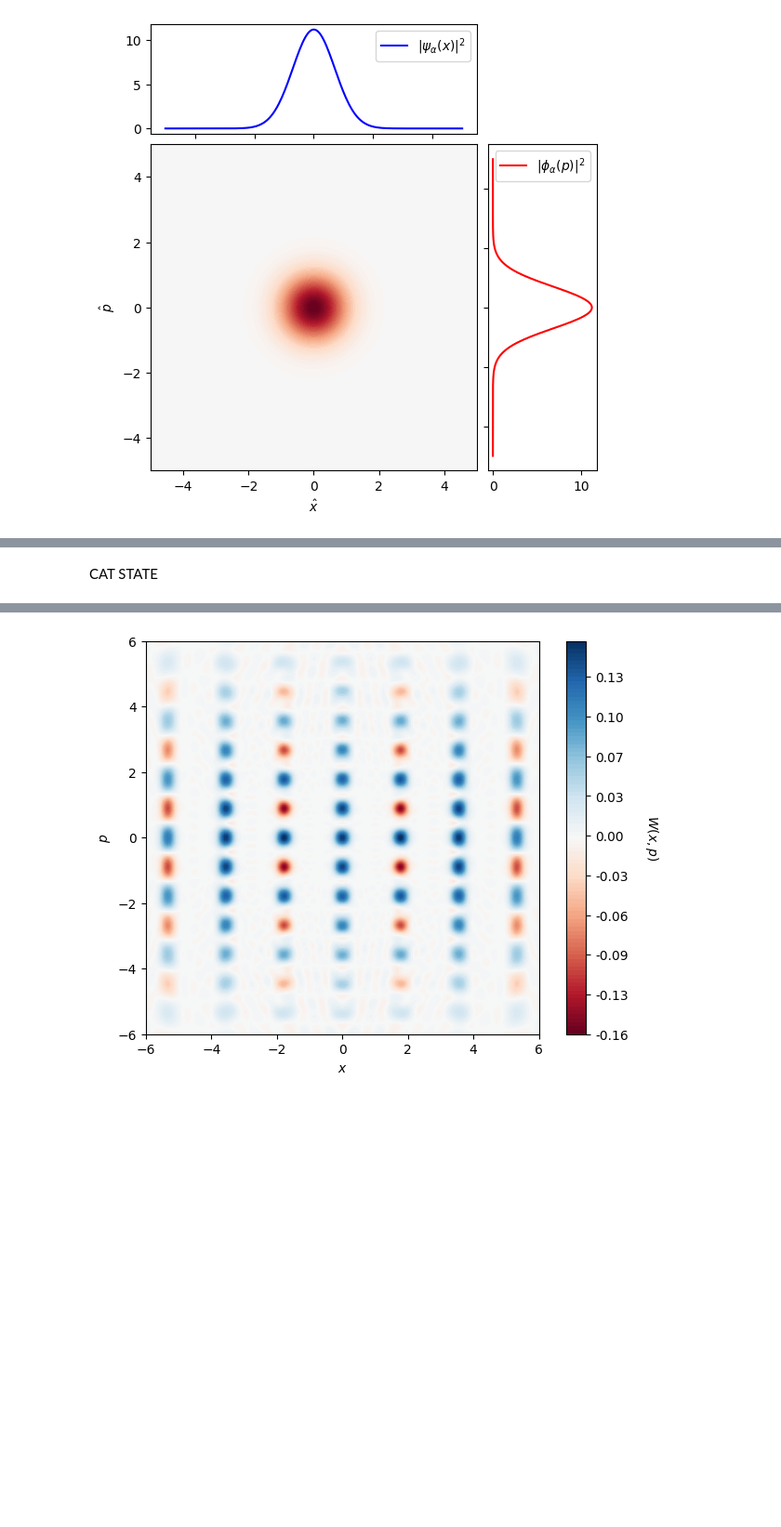
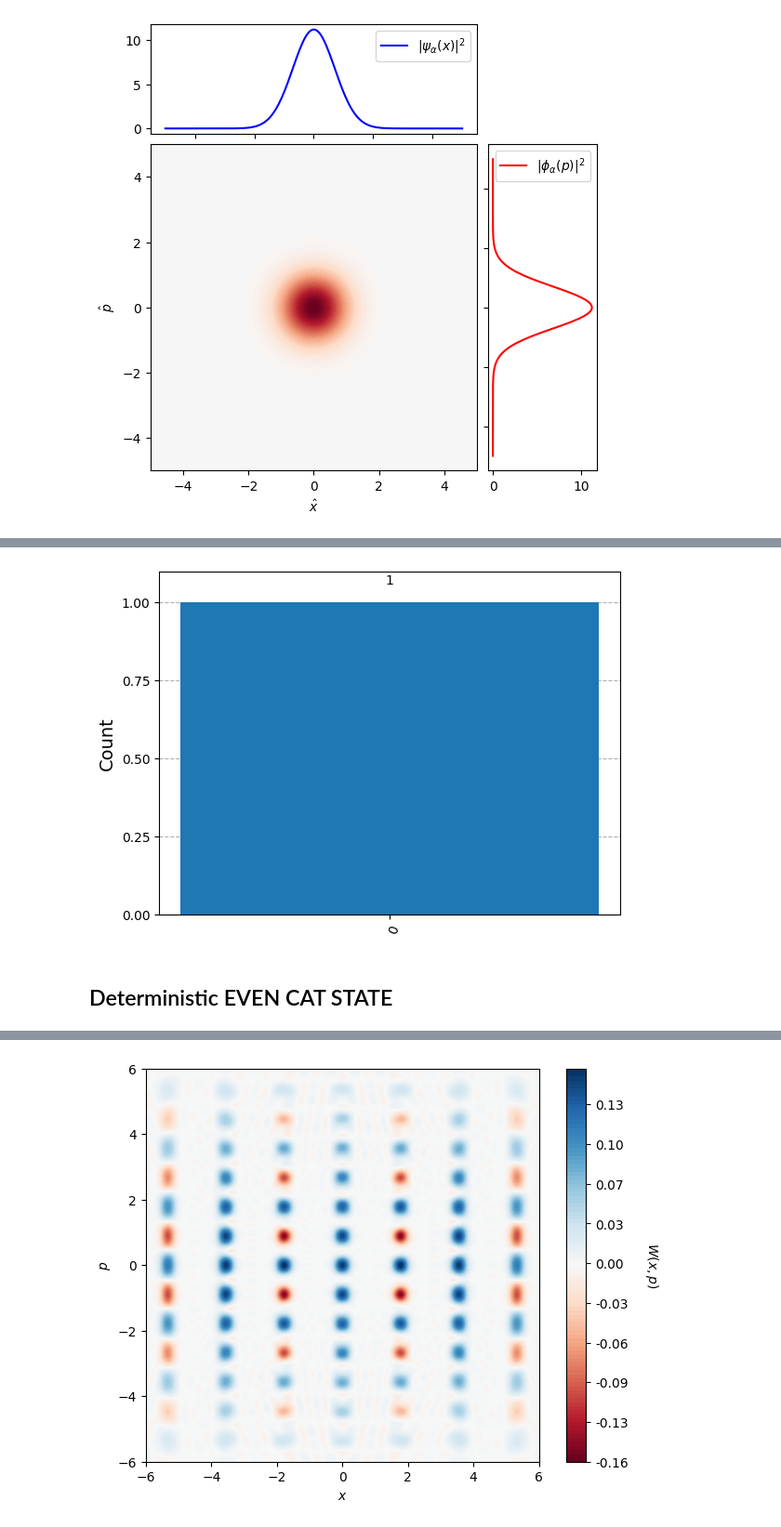
Before and after one commit to shubdeepmohapatra01/ISCA2025-Tutorial, a Jupyter notebook: bosonic-qiskit-tutorial/bq_tutorial.ipynb, the cells around one changed output, grey strips where cells are left out. Shown: that part at 93% size. Cells and saved outputs as stored; diff of their text form; code cells hidden in the pictures; blank space fills up the shorter version.

```diff
--- a/bosonic-qiskit-tutorial/bq_tutorial.ipynb
+++ b/bosonic-qiskit-tutorial/bq_tutorial.ipynb
@@ -66,5 +97,11 @@ ax_y.set_yticklabels([]);
+# %%
+# Find out what was measured in ancilla
+# ancilla will be at 0 for even cat state and 1 for odd cat state
+plot_histogram(result.get_counts())
+# %% [output]
+[figure, added]
 # %% [markdown]
-CAT STATE
+## Deterministic  EVEN CAT STATE
 # %%
 Nmodes=1
 Nqubits = 1
```
Also changed, not shown: parts of 5 cells of this notebook.
